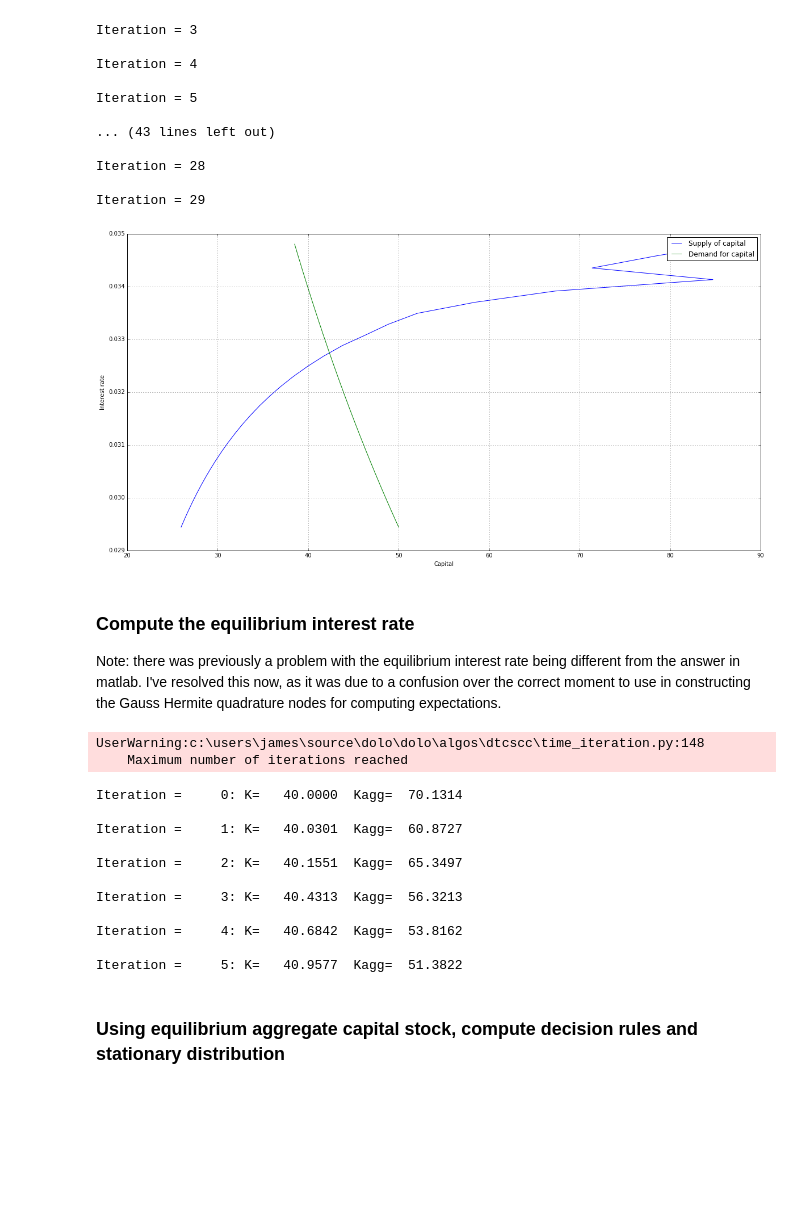
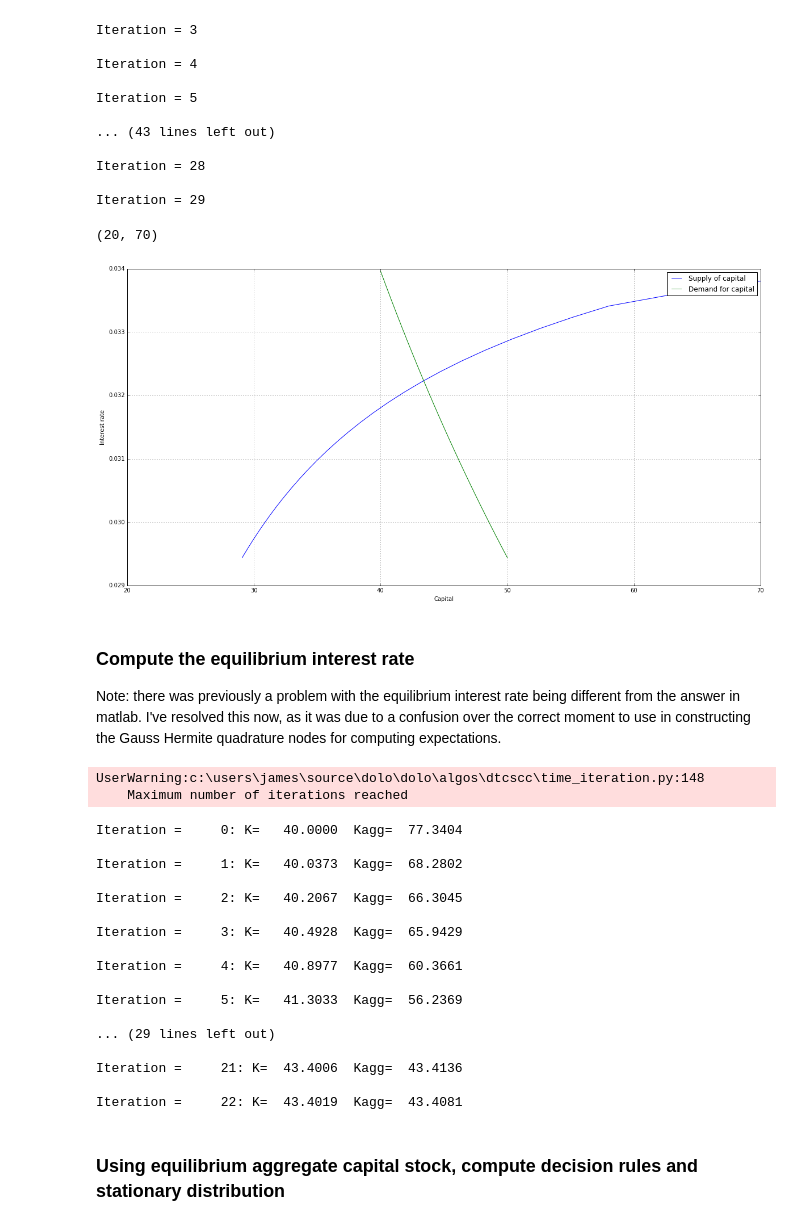
Before and after one commit to jagman88/dolo, a Jupyter notebook: examples/models/KS_noagg_equilibrium_dtcscc.ipynb, the cells around one changed output. Drawn from its saved outputs; the diff is of its cells as text; code cells hidden in the pictures; blank space fills up the shorter version.

```diff
--- a/examples/models/KS_noagg_equilibrium_dtcscc.ipynb
+++ b/examples/models/KS_noagg_equilibrium_dtcscc.ipynb
@@ -22,5 +23,5 @@ from matplotlib import cm
 filename = 'incomplete_markets_dtcscc.yaml'
 model = yaml_import(filename)
 
-Nf = np.array([100, 50])
+Nf = np.array([20, 20])
 # %% [output]
@@ -195,18 +211,19 @@ Iteration = 29
 # %%
 %matplotlib inline
 
 fig = plt.figure(figsize=(20, 10))
 plt.plot(Ks, r,label='Supply of capital')
 plt.plot(Kd, r,label='Demand for capital')
 # plt.plot((37.9893, 37.9893), (0.031, 0.036), 'k-', color='black', label='RA steady state capital')
 plt.xlabel('Capital')
 plt.ylabel('Interest rate')
 plt.legend()
 plt.grid()
 # plt.ylim(0.027, 0.034)
-# plt.xlim(30, 50)
+plt.xlim(20, 70)
 # %% [output]
+(20, 70)
-[figure, old version]
+[figure, new version]
 # %% [markdown]
 ### Compute the equilibrium interest rate
 
@@ -216,17 +233,23 @@ K = dst.solve_eqm(model, Nf, Kinit=40, tolKeq=1e-4, verbose=True)
 # %% [output]
 UserWarning:c:\users\james\source\dolo\dolo\algos\dtcscc\time_iteration.py:148
     Maximum number of iterations reached
-Iteration =     0: K=   40.0000  Kagg=  70.1314
+Iteration =     0: K=   40.0000  Kagg=  77.3404
 
-Iteration =     1: K=   40.0301  Kagg=  60.8727
+Iteration =     1: K=   40.0373  Kagg=  68.2802
 
-Iteration =     2: K=   40.1551  Kagg=  65.3497
+Iteration =     2: K=   40.2067  Kagg=  66.3045
 
-Iteration =     3: K=   40.4313  Kagg=  56.3213
+Iteration =     3: K=   40.4928  Kagg=  65.9429
 
-Iteration =     4: K=   40.6842  Kagg=  53.8162
+Iteration =     4: K=   40.8977  Kagg=  60.3661
 
-Iteration =     5: K=   40.9577  Kagg=  51.3822
+Iteration =     5: K=   41.3033  Kagg=  56.2369
+
+... (29 lines left out)
+
+Iteration =     21: K=  43.4006  Kagg=  43.4136
+
+Iteration =     22: K=  43.4019  Kagg=  43.4081
 # %% [markdown]
 ### Using equilibrium aggregate capital stock, compute decision rules and stationary distribution
 # %%
```
Also changed, not shown: parts of 7 cells of this notebook, 4 other files.
